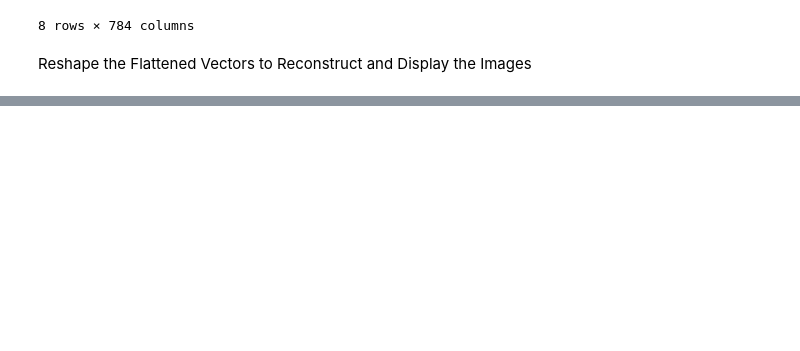
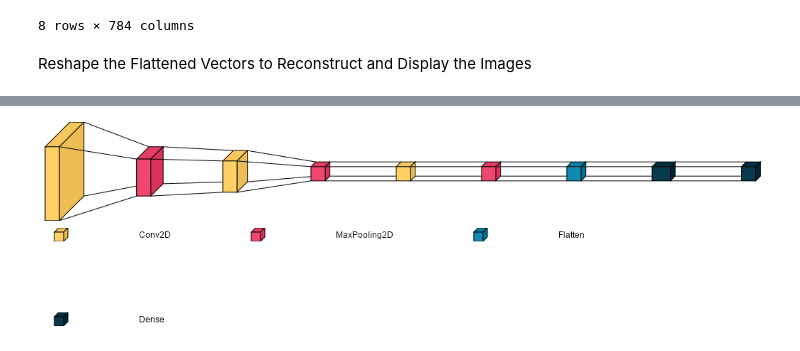
Before and after one commit to saraalbagory/ml-project, a Jupyter notebook: alphabet_classfication.ipynb, the cells around one changed output, grey strips where cells are left out. Saved outputs shown, nothing was run; the diff lists cells and outputs as text; code cells hidden in the pictures; blank space fills up the shorter version.

```diff
--- a/alphabet_classfication.ipynb
+++ b/alphabet_classfication.ipynb
@@ -143,0 +247,17 @@ model.fit(image_train_2d,label_train)
+# %%
+keras.Sequential([])
+model2 = keras.Sequential([
+    keras.layers.Conv2D(32, (3, 3), activation='relu', input_shape=(28, 28, 1)),
+    keras.layers.MaxPooling2D((2, 2)),
+    keras.layers.Conv2D(64, (3, 3), activation='relu'),
+    keras.layers.MaxPooling2D((2, 2)),
+    keras.layers.Conv2D(128, (3, 3), activation='relu'),
+    keras.layers.MaxPooling2D((2, 2)),
+    keras.layers.Flatten(),
+    keras.layers.Dense(256, activation='relu'),
+    keras.layers.Dense(26, activation='softmax')
+])
+
+model2.compile(optimizer='adam', loss='categorical_crossentropy', metrics=['accuracy'])
+
+history2 = model2.fit(image_train_2d_tf, label_train_onehot, validation_data=(image_val_2d_tf, label_val_onehot), epochs=20,batch_size=512)
@@ -143,0 +307,5 @@ model.fit(image_train_2d,label_train)
+# %%
+font = ImageFont.truetype("arial.ttf", 12)
+visualkeras.layered_view(model2, legend=True, font=font,spacing=100)
+# %% [output]
+[figure, added]
```
Also changed, not shown: parts of 17 cells of this notebook.
